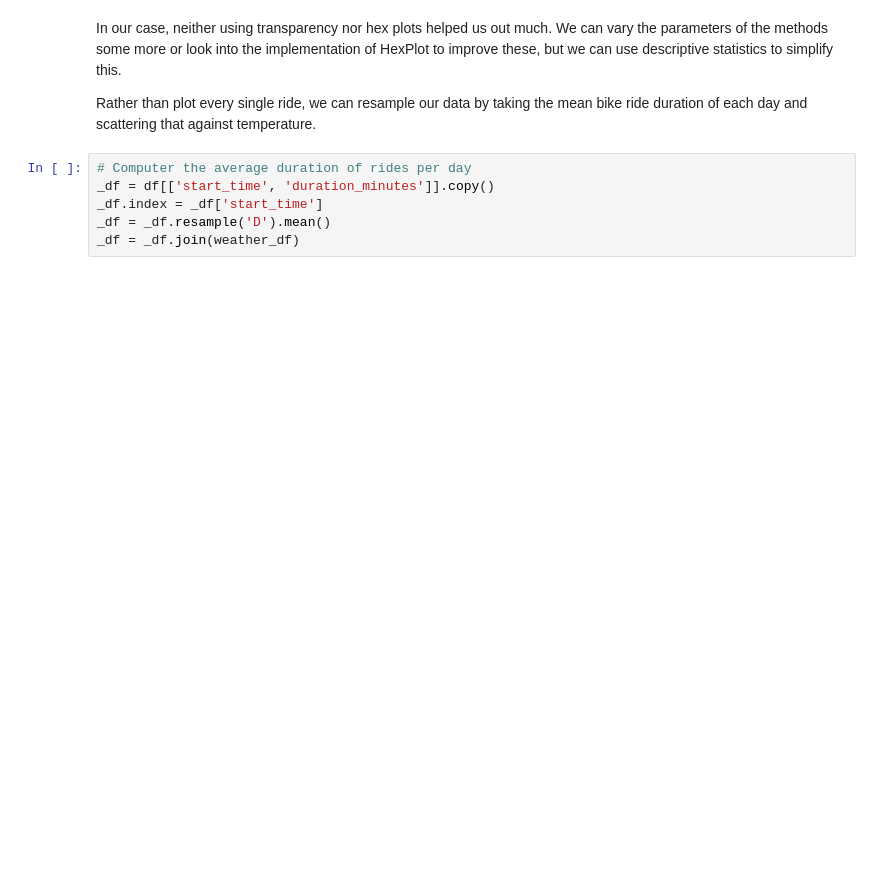
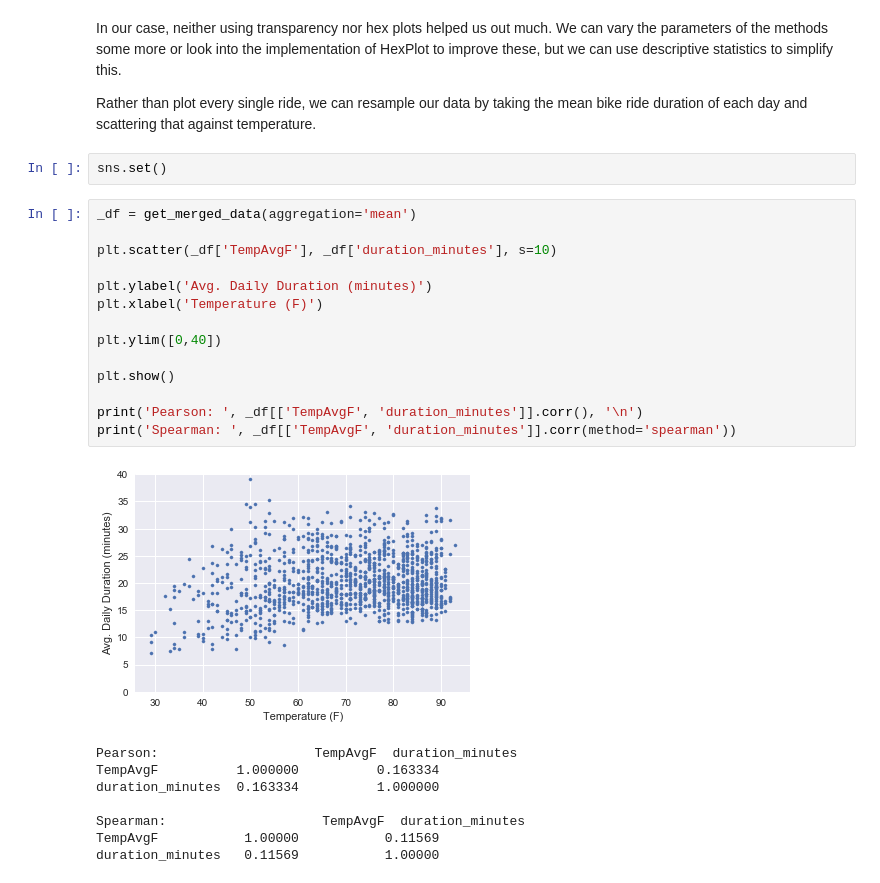
Before and after one commit to lpatruno/stats-fall17, a Jupyter notebook: notebooks/Lecture 9 - Scatter Plots & Correlation.ipynb, the cells around one changed output. Drawn from its saved outputs; the diff is of its cells as text; blank space fills up the shorter version.

```diff
--- a/notebooks/Lecture 9 - Scatter Plots & Correlation.ipynb
+++ b/notebooks/Lecture 9 - Scatter Plots & Correlation.ipynb
@@ -127,9 +148,28 @@ thinkplot.HexBin(_df['TempAvgF'], _df['duration_minutes'])
 In our case, neither using transparency nor hex plots helped us out much. We can vary the parameters of the methods some more or look into the implementation of HexPlot to improve these, but we can use descriptive statistics to simplify this.
 
 Rather than plot every single ride, we can resample our data by taking the mean bike ride duration of each day and scattering that against temperature.
-# %%
-# Computer the average duration of rides per day
-_df = df[['start_time', 'duration_minutes']].copy()
-_df.index = _df['start_time']
-_df = _df.resample('D').mean()
-_df = _df.join(weather_df)
+# %%
+sns.set()
+# %%
+_df = get_merged_data(aggregation='mean')
+
+plt.scatter(_df['TempAvgF'], _df['duration_minutes'], s=10)
+
+plt.ylabel('Avg. Daily Duration (minutes)')
+plt.xlabel('Temperature (F)')
+
+plt.ylim([0,40])
+
+plt.show()
+
+print('Pearson: ', _df[['TempAvgF', 'duration_minutes']].corr(), '\n')
+print('Spearman: ', _df[['TempAvgF', 'duration_minutes']].corr(method='spearman'))
+# %% [output]
+[figure, added]
+Pearson:                    TempAvgF  duration_minutes
+TempAvgF          1.000000          0.163334
+duration_minutes  0.163334          1.000000
+
+Spearman:                    TempAvgF  duration_minutes
+TempAvgF           1.00000           0.11569
+duration_minutes   0.11569           1.00000
```
Also changed, not shown: parts of 34 cells of this notebook.
